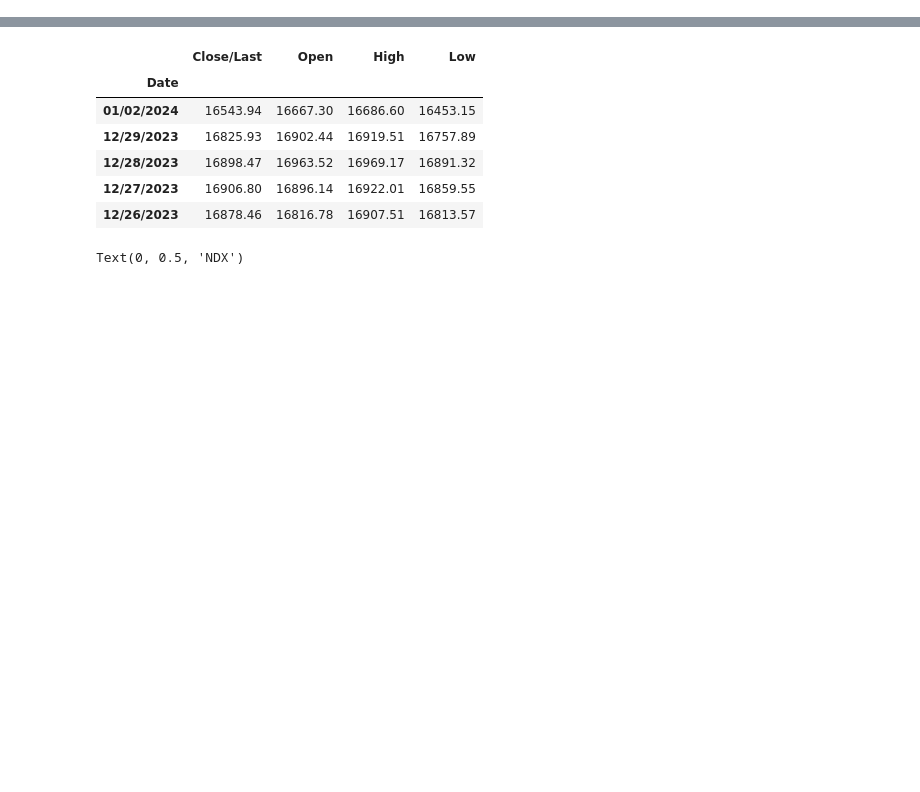
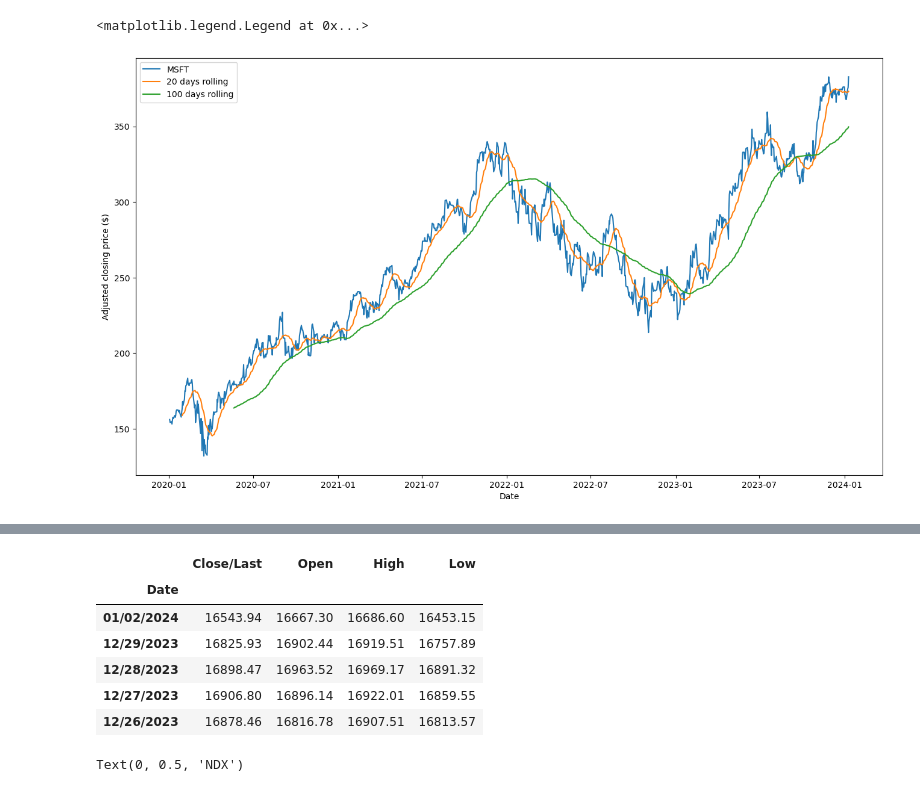
Before and after one commit to houxiangxiang/StockAverageMoveAnalysis, a Jupyter notebook: StockAverageMoveAnalysis.ipynb, the cells around one changed output, grey strips where cells are left out. Cells and saved outputs as stored; diff of their text form; code cells hidden in the pictures; blank space fills up the shorter version.

```diff
--- a/StockAverageMoveAnalysis.ipynb
+++ b/StockAverageMoveAnalysis.ipynb
@@ -0,0 +12,8 @@
+# %%
+tickers = ['AAPL', 'MSFT', 'SPY']
+
+start_date = '2020-01-01'
+end_date = '2024-01-10'
+
+panel_data = data.DataReader(tickers, 'stooq', start_date, end_date)
+panel_data.head()
@@ -0,0 +29,10 @@
+# %%
+close = panel_data['Close']
+
+all_weekdays = pd.date_range(start=start_date, end=end_date, freq='B')
+
+close = close.reindex(all_weekdays)
+
+close = close.fillna(method='ffill')
+
+close.head()
@@ -0,0 +69,18 @@
+# %%
+msft = close.loc[:, 'MSFT']
+
+short_rolling_msft = msft.rolling(window=20).mean()
+long_rolling_msft = msft.rolling(window=100).mean()
+
+fig,ax = plt.subplots(figsize=(16, 9))
+
+ax.plot(msft.index, msft, label='MSFT')
+ax.plot(short_rolling_msft.index, short_rolling_msft, label='20 days rolling')
+ax.plot(long_rolling_msft.index, long_rolling_msft, label='100 days rolling')
+
+ax.set_xlabel('Date')
+ax.set_ylabel('Adjusted closing price ($)')
+ax.legend()
+# %% [output]
+<matplotlib.legend.Legend at 0x...>
+[figure, added]
```
Also changed, not shown: parts of 23 cells of this notebook.
